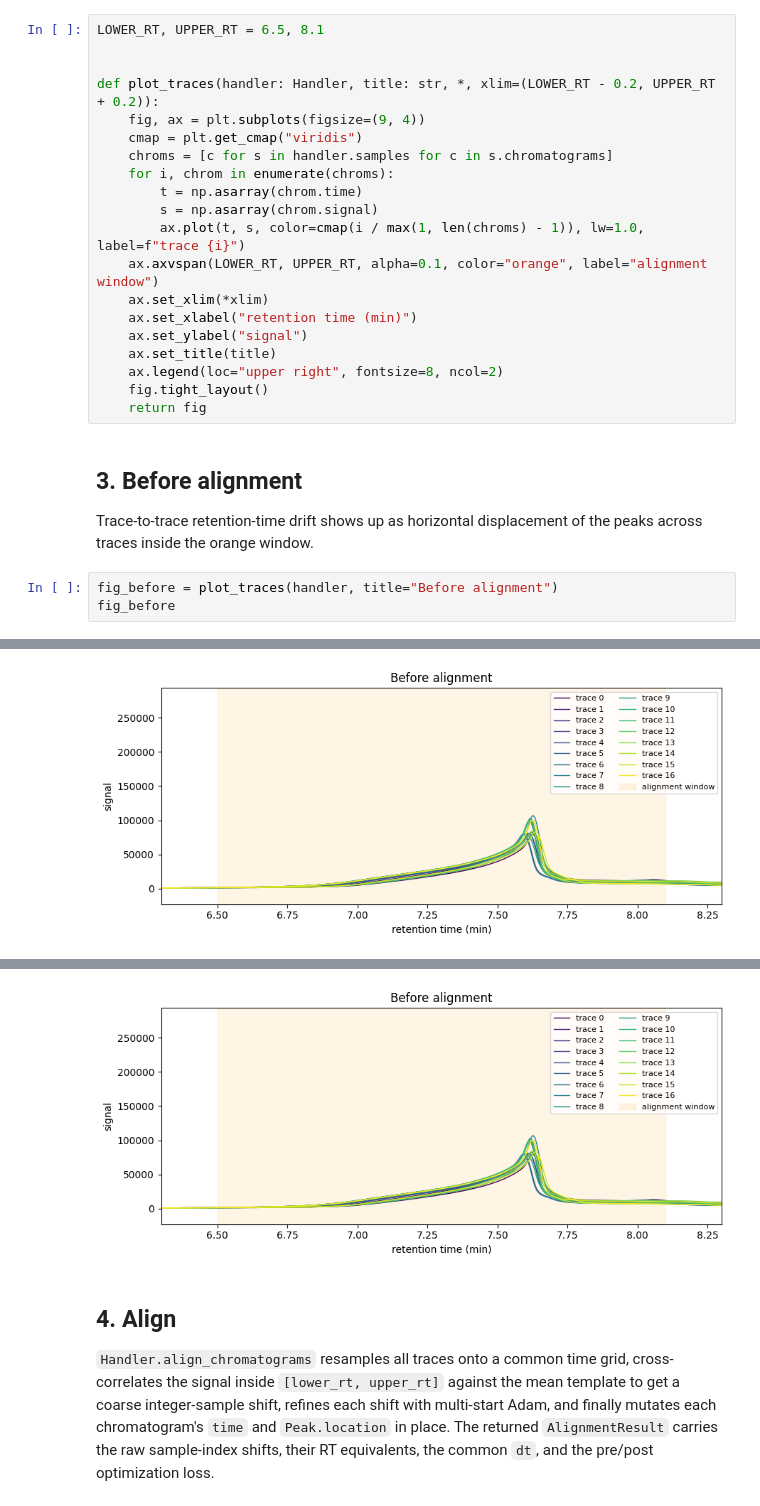
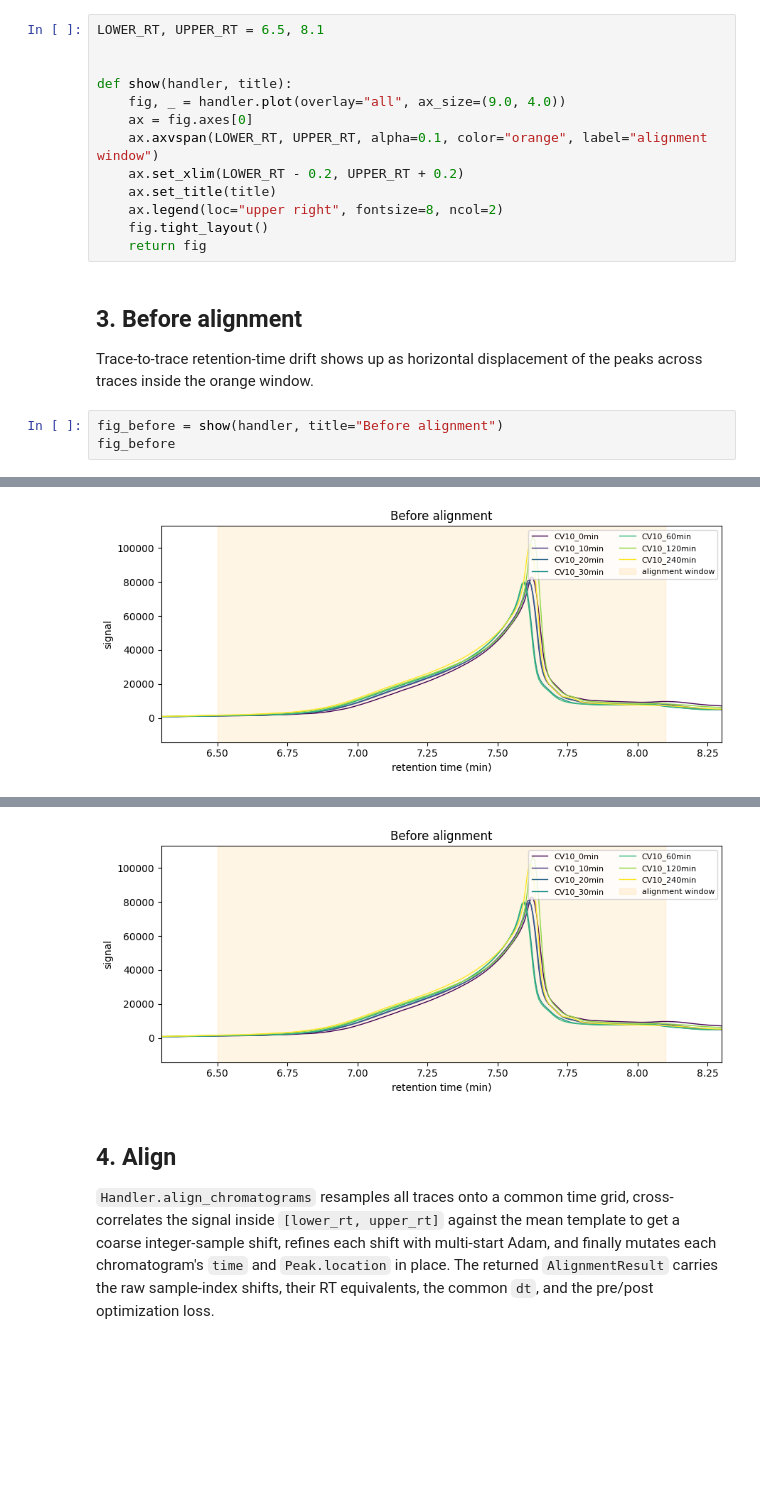
Before and after one commit to FAIRChemistry/Chromhandler, a Jupyter notebook: notebooks/alignment_demo.ipynb, the cells around one changed output, grey strips where cells are left out. Cells and saved outputs as stored; diff of their text form; blank space fills up the shorter version.

```diff
--- a/notebooks/alignment_demo.ipynb
+++ b/notebooks/alignment_demo.ipynb
@@ -30,18 +30,11 @@ We'll plot the alignment window before and after `align_chromatograms` runs. To
 LOWER_RT, UPPER_RT = 6.5, 8.1
 
 
-def plot_traces(handler: Handler, title: str, *, xlim=(LOWER_RT - 0.2, UPPER_RT + 0.2)):
-    fig, ax = plt.subplots(figsize=(9, 4))
-    cmap = plt.get_cmap("viridis")
-    chroms = [c for s in handler.samples for c in s.chromatograms]
-    for i, chrom in enumerate(chroms):
-        t = np.asarray(chrom.time)
-        s = np.asarray(chrom.signal)
-        ax.plot(t, s, color=cmap(i / max(1, len(chroms) - 1)), lw=1.0, label=f"trace {i}")
+def show(handler, title):
+    fig, _ = handler.plot(overlay="all", ax_size=(9.0, 4.0))
+    ax = fig.axes[0]
     ax.axvspan(LOWER_RT, UPPER_RT, alpha=0.1, color="orange", label="alignment window")
-    ax.set_xlim(*xlim)
-    ax.set_xlabel("retention time (min)")
-    ax.set_ylabel("signal")
+    ax.set_xlim(LOWER_RT - 0.2, UPPER_RT + 0.2)
     ax.set_title(title)
     ax.legend(loc="upper right", fontsize=8, ncol=2)
     fig.tight_layout()
@@ -51,13 +44,13 @@ def plot_traces(handler: Handler, title: str, *, xlim=(LOWER_RT - 0.2, UPPER_RT
 
 Trace-to-trace retention-time drift shows up as horizontal displacement of the peaks across traces inside the orange window.
 # %%
-fig_before = plot_traces(handler, title="Before alignment")
+fig_before = show(handler, title="Before alignment")
 fig_before
 # %% [output]
 [interactive output not drawn]
-[figure, old version]
+[figure, new version]
 [interactive output not drawn]
-[figure, old version]
+[figure, new version]
 # %% [markdown]
 ## 4. Align
 
```
Also changed, not shown: parts of 4 cells of this notebook.
